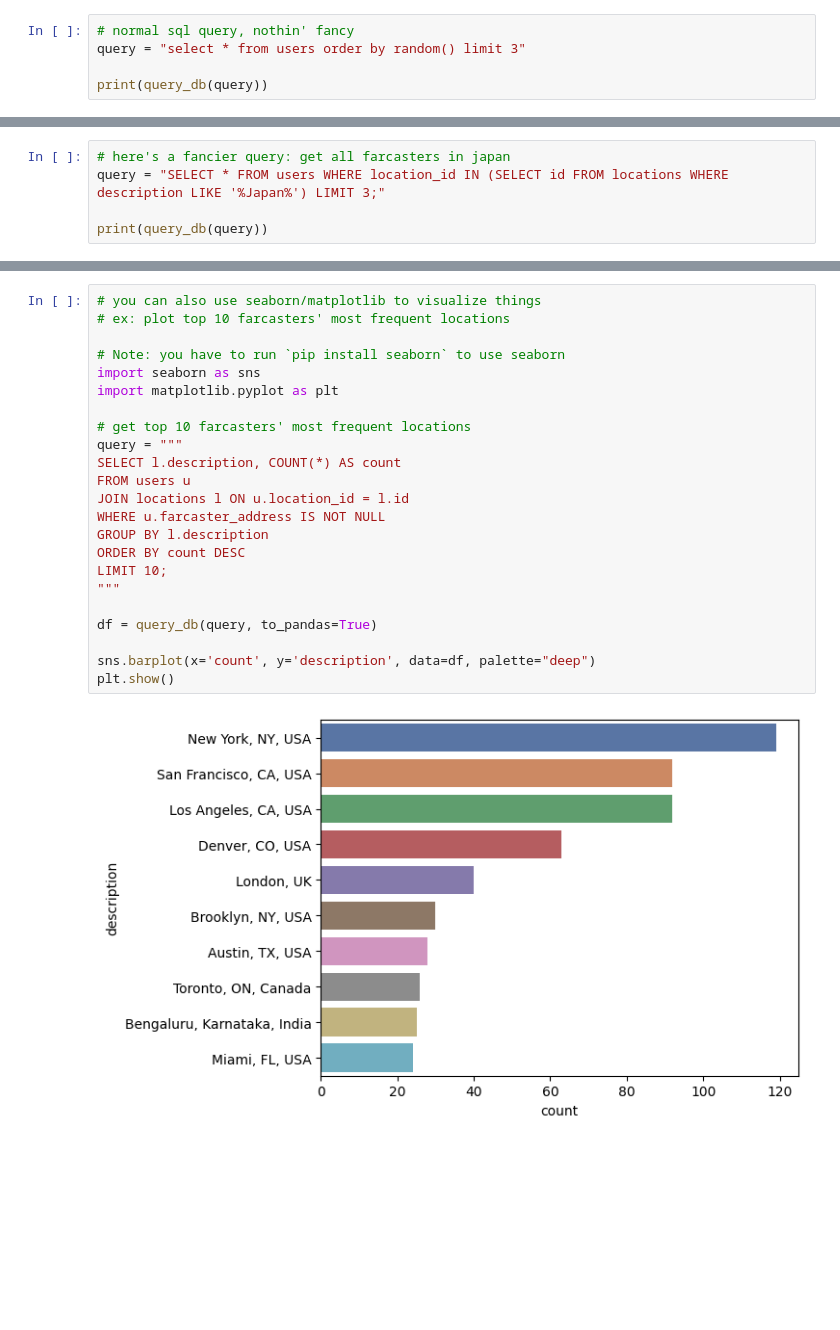
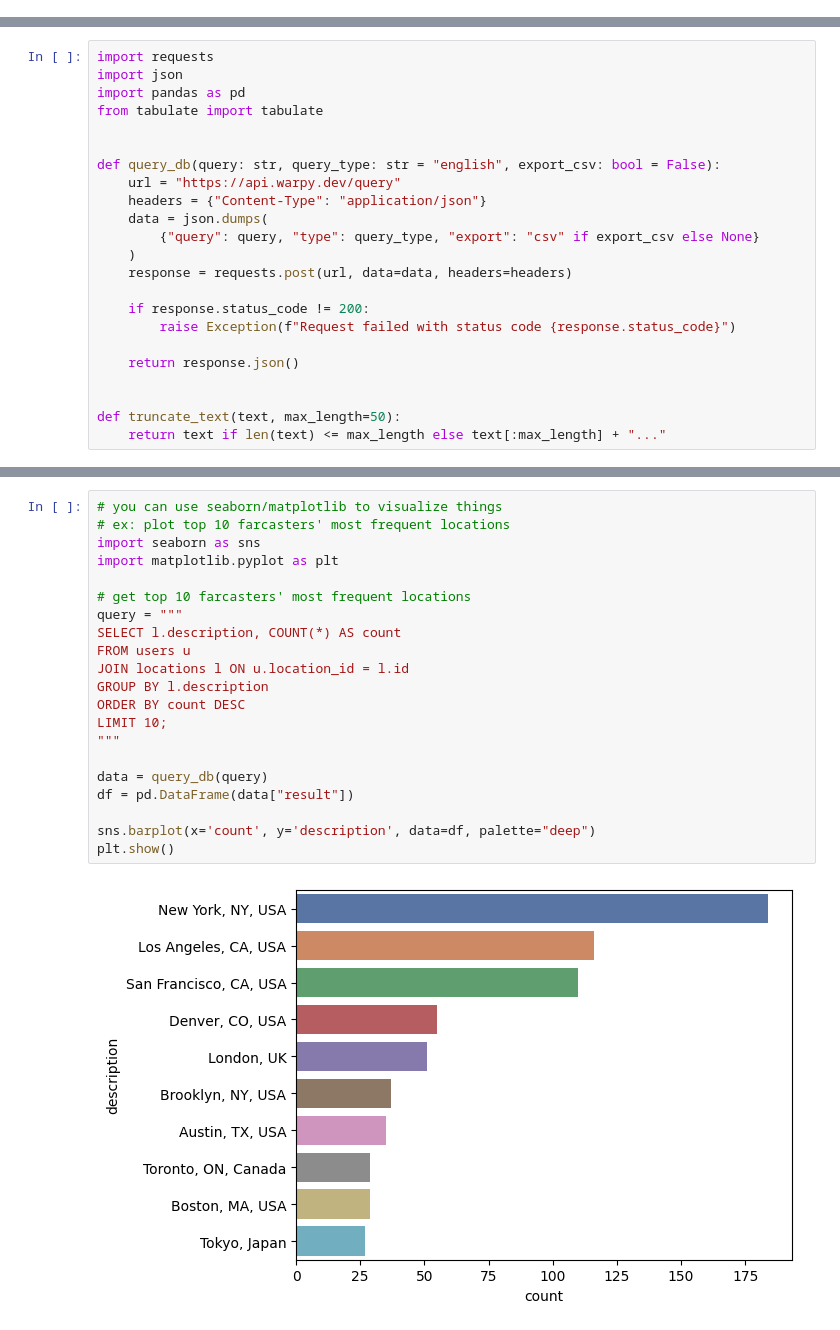
Before and after one commit to vinliao/warpy, a Jupyter notebook: example.ipynb, the cells around one changed output, grey strips where cells are left out. Saved outputs shown, nothing was run; the diff lists cells and outputs as text; blank space fills up the shorter version.

Commit message:
add: new warpy

```diff
--- a/example.ipynb
+++ b/example.ipynb
@@ -19,5 +4,0 @@ def query_db(query: str, to_pandas: bool = False) -> pl.DataFrame:
-# %%
-# normal sql query, nothin' fancy
-query = "select * from users order by random() limit 3"
-
-print(query_db(query))
@@ -67,5 +4,0 @@ shape: (3, 12)
-# %%
-# here's a fancier query: get all farcasters in japan
-query = "SELECT * FROM users WHERE location_id IN (SELECT id FROM locations WHERE description LIKE '%Japan%') LIMIT 3;"
-
-print(query_db(query))
@@ -125,0 +10,23 @@ shape: (61, 6)
+# %%
+import requests
+import json
+import pandas as pd
+from tabulate import tabulate
+
+
+def query_db(query: str, query_type: str = "english", export_csv: bool = False):
+    url = "https://api.warpy.dev/query"
+    headers = {"Content-Type": "application/json"}
+    data = json.dumps(
+        {"query": query, "type": query_type, "export": "csv" if export_csv else None}
+    )
+    response = requests.post(url, data=data, headers=headers)
+
+    if response.status_code != 200:
+        raise Exception(f"Request failed with status code {response.status_code}")
+
+    return response.json()
+
+
+def truncate_text(text, max_length=50):
+    return text if len(text) <= max_length else text[:max_length] + "..."
@@ -126,25 +128,23 @@ shape: (61, 6)
 # %%
-# you can also use seaborn/matplotlib to visualize things
+# you can use seaborn/matplotlib to visualize things
 # ex: plot top 10 farcasters' most frequent locations
-
-# Note: you have to run `pip install seaborn` to use seaborn
 import seaborn as sns
 import matplotlib.pyplot as plt
 
 # get top 10 farcasters' most frequent locations
 query = """
 SELECT l.description, COUNT(*) AS count
 FROM users u
 JOIN locations l ON u.location_id = l.id
-WHERE u.farcaster_address IS NOT NULL
 GROUP BY l.description
 ORDER BY count DESC
 LIMIT 10;
 """
 
-df = query_db(query, to_pandas=True)
+data = query_db(query)
+df = pd.DataFrame(data["result"])
 
 sns.barplot(x='count', y='description', data=df, palette="deep")
 plt.show()
 # %% [output]
-[figure, old version]
+[figure, new version]
```
Also changed, not shown: parts of 13 cells of this notebook, 48 other files.
